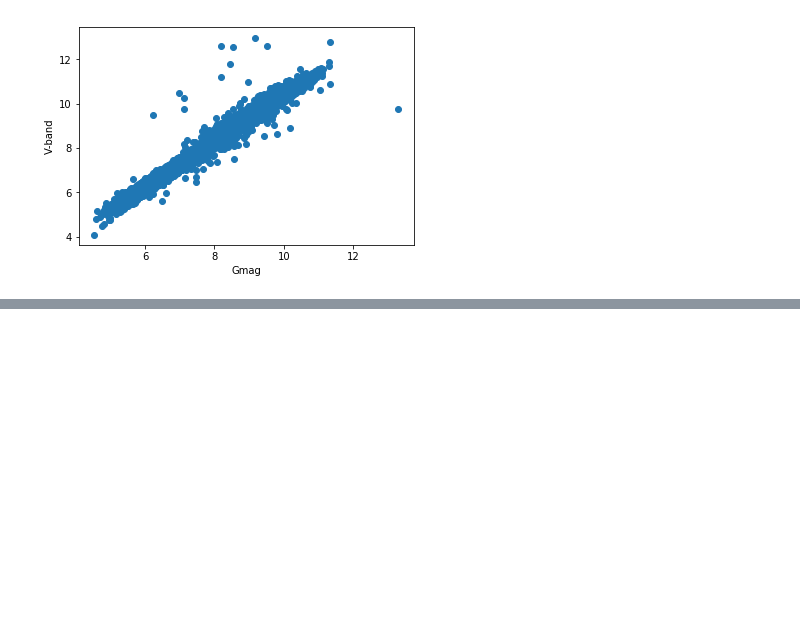
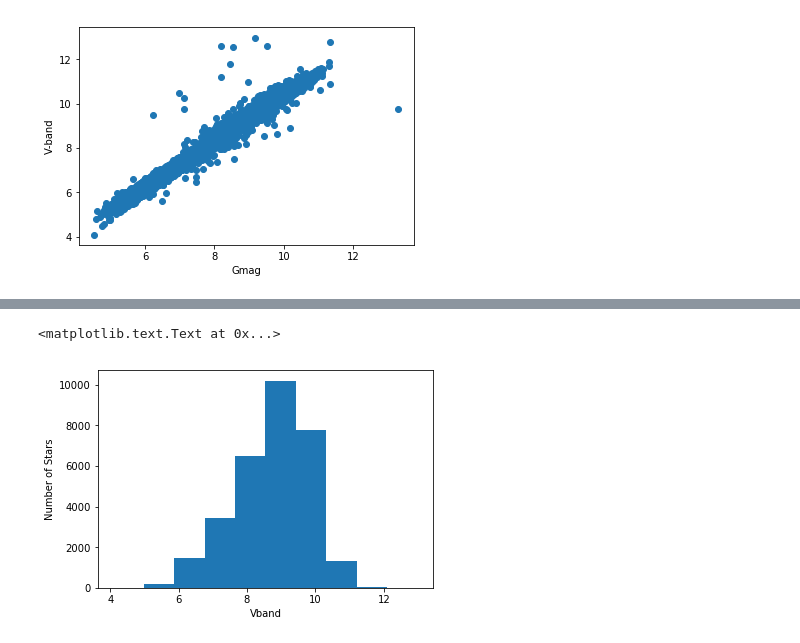
Before and after one commit to leemundy/GAIA, a Jupyter notebook: Work-Areas/rpopescu/notebook/Sample.ipynb, the cells around one changed output, grey strips where cells are left out. Cells and saved outputs as stored; diff of their text form; code cells hidden in the pictures; blank space fills up the shorter version.

```diff
--- a/Work-Areas/rpopescu/notebook/Sample.ipynb
+++ b/Work-Areas/rpopescu/notebook/Sample.ipynb
@@ -64,0 +54,8 @@ Most stars seem to have Gmagnitudes that are around 8 or 9
+# %%
+#Histogram of V band magnitudes
+plt.hist(Vband)
+plt.xlabel('Vband')
+plt.ylabel('Number of Stars')
+# %% [output]
+<matplotlib.text.Text at 0x...>
+[figure, added]
```
Also changed, not shown: parts of 13 cells of this notebook.
